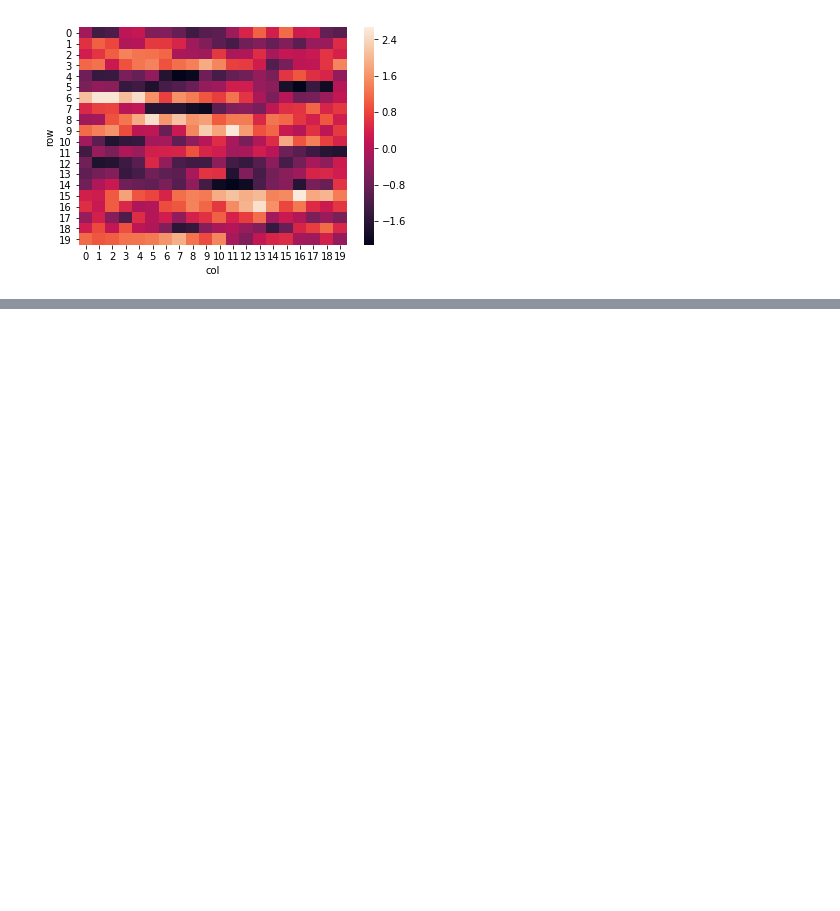
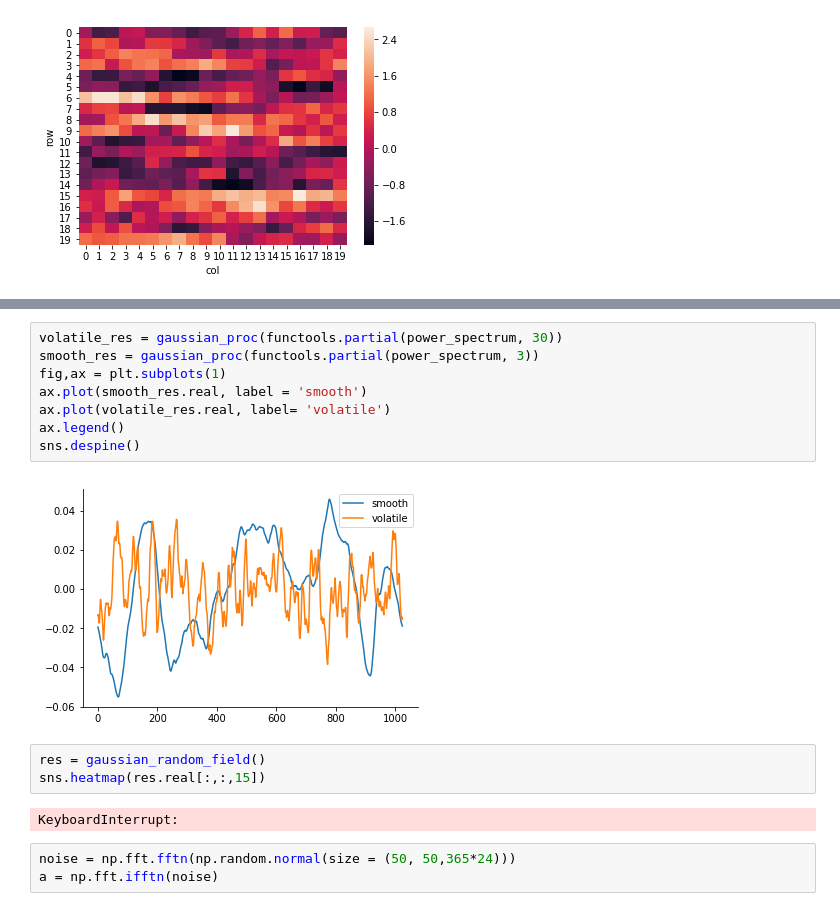
Before and after one commit to jamesjarlathlong/continuous, a Jupyter notebook: randomfield.ipynb, the cells around one changed output, grey strips where cells are left out. Cells and saved outputs as stored; diff of their text form; blank space fills up the shorter version.

```diff
--- a/randomfield.ipynb
+++ b/randomfield.ipynb
@@ -142,0 +187,18 @@ plot(square, volatile_aniso2d)
+# %%
+volatile_res = gaussian_proc(functools.partial(power_spectrum, 30))
+smooth_res = gaussian_proc(functools.partial(power_spectrum, 3))
+fig,ax = plt.subplots(1)
+ax.plot(smooth_res.real, label = 'smooth')
+ax.plot(volatile_res.real, label= 'volatile')
+ax.legend()
+sns.despine()
+# %% [output]
+[figure, added]
+# %%
+res = gaussian_random_field()
+sns.heatmap(res.real[:,:,15])
+# %% [output]
+KeyboardInterrupt:
+# %%
+noise = np.fft.fftn(np.random.normal(size = (50, 50,365*24)))
+a = np.fft.ifftn(noise)
```
Also changed, not shown: parts of 10 cells of this notebook.
